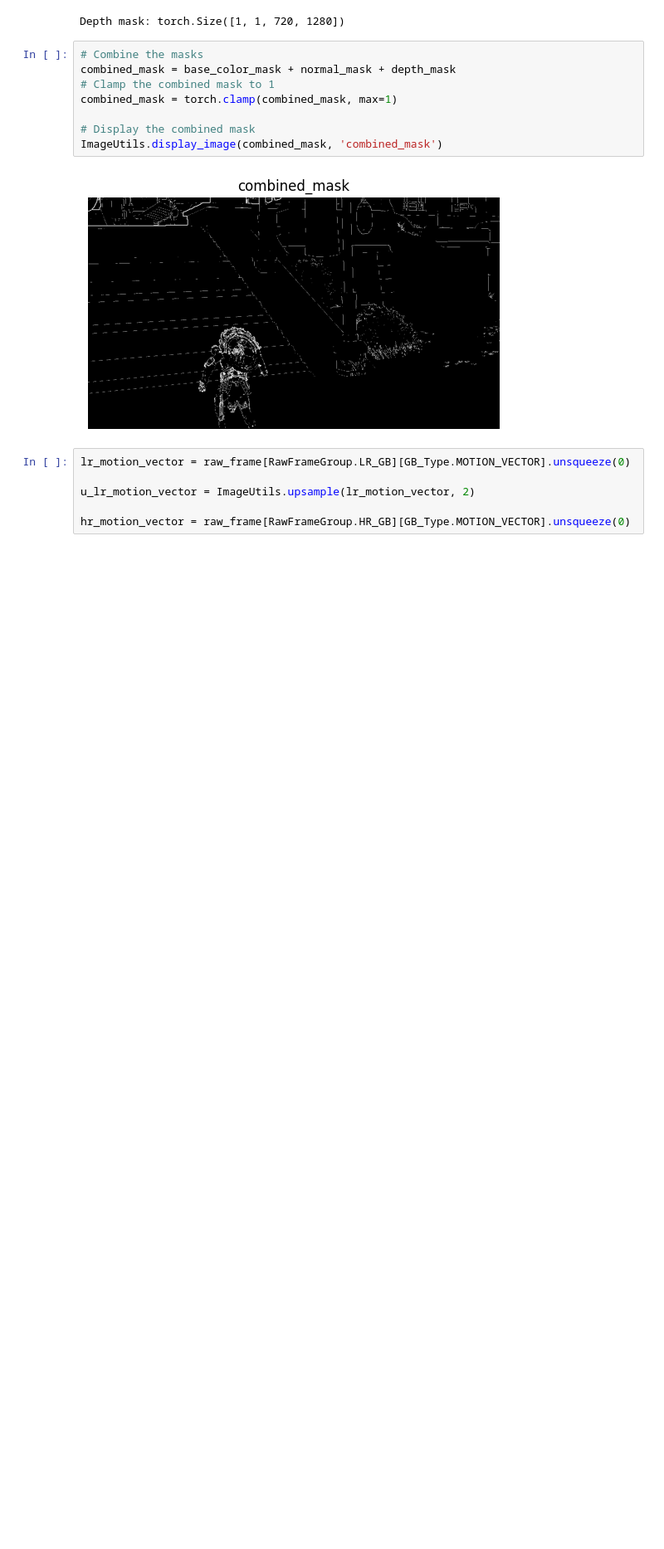
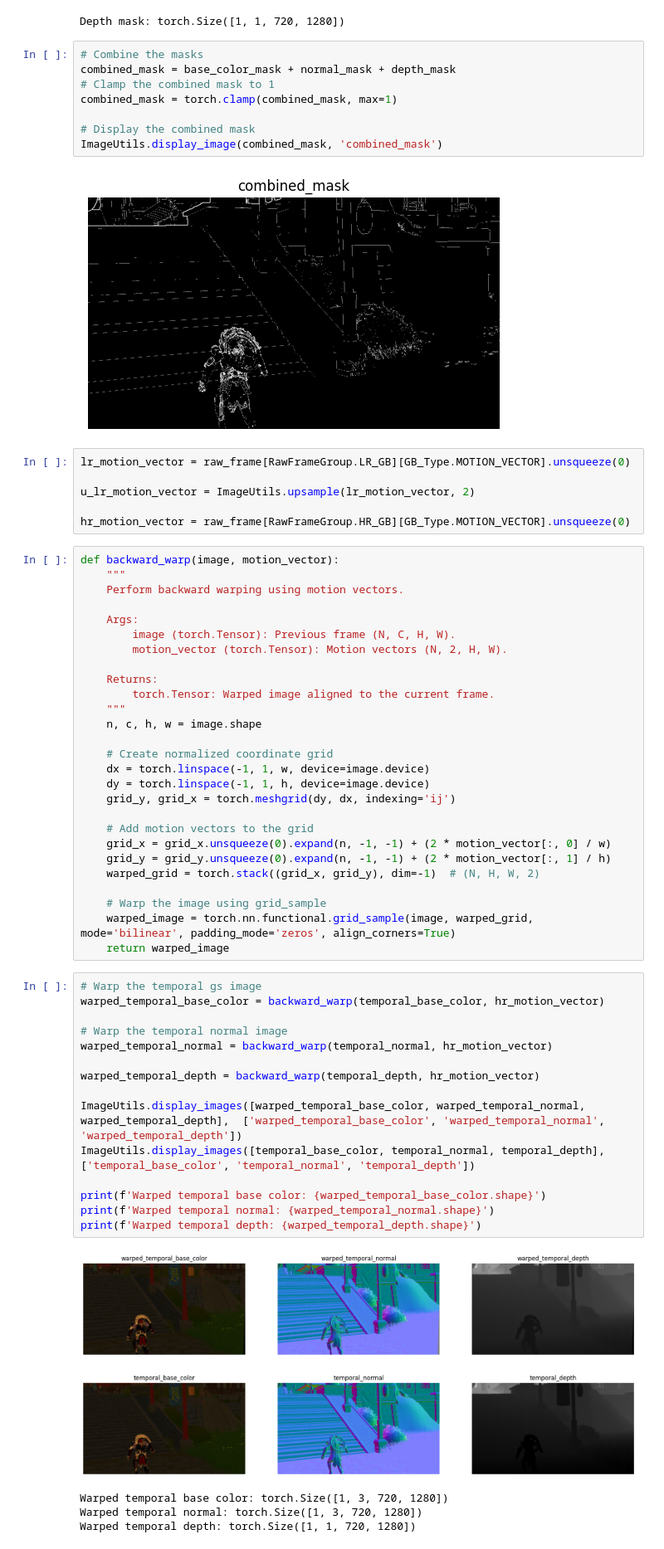
Before and after one commit to Prateek61/WDSS, a Jupyter notebook: jupyter_notebooks/masks.ipynb, the cells around one changed output. Shown at 83% size. Cells and saved outputs as stored; diff of their text form; blank space fills up the shorter version.

Commit message:
temporal mask and temporal g buffers added

```diff
--- a/jupyter_notebooks/masks.ipynb
+++ b/jupyter_notebooks/masks.ipynb
@@ -139,3 +143,51 @@ lr_motion_vector = raw_frame[RawFrameGroup.LR_GB][GB_Type.MOTION_VECTOR].unsquee
 u_lr_motion_vector = ImageUtils.upsample(lr_motion_vector, 2)
 
 hr_motion_vector = raw_frame[RawFrameGroup.HR_GB][GB_Type.MOTION_VECTOR].unsqueeze(0)
+# %%
+def backward_warp(image, motion_vector):
+    """
+    Perform backward warping using motion vectors.
+
+    Args:
+        image (torch.Tensor): Previous frame (N, C, H, W).
+        motion_vector (torch.Tensor): Motion vectors (N, 2, H, W).
+
+    Returns:
+        torch.Tensor: Warped image aligned to the current frame.
+    """
+    n, c, h, w = image.shape
+
+    # Create normalized coordinate grid
+    dx = torch.linspace(-1, 1, w, device=image.device)
+    dy = torch.linspace(-1, 1, h, device=image.device)
+    grid_y, grid_x = torch.meshgrid(dy, dx, indexing='ij')
+
+    # Add motion vectors to the grid
+    grid_x = grid_x.unsqueeze(0).expand(n, -1, -1) + (2 * motion_vector[:, 0] / w)
+    grid_y = grid_y.unsqueeze(0).expand(n, -1, -1) + (2 * motion_vector[:, 1] / h)
+    warped_grid = torch.stack((grid_x, grid_y), dim=-1)  # (N, H, W, 2)
+
+    # Warp the image using grid_sample
+    warped_image = torch.nn.functional.grid_sample(image, warped_grid, mode='bilinear', padding_mode='zeros', align_corners=True)
+    return warped_image
+# %%
+# Warp the temporal gs image
+warped_temporal_base_color = backward_warp(temporal_base_color, hr_motion_vector)
+
+# Warp the temporal normal image
+warped_temporal_normal = backward_warp(temporal_normal, hr_motion_vector)
+
+warped_temporal_depth = backward_warp(temporal_depth, hr_motion_vector)
+
+ImageUtils.display_images([warped_temporal_base_color, warped_temporal_normal, warped_temporal_depth],  ['warped_temporal_base_color', 'warped_temporal_normal', 'warped_temporal_depth'])
+ImageUtils.display_images([temporal_base_color, temporal_normal, temporal_depth],  ['temporal_base_color', 'temporal_normal', 'temporal_depth'])
+
+print(f'Warped temporal base color: {warped_temporal_base_color.shape}')
+print(f'Warped temporal normal: {warped_temporal_normal.shape}')
+print(f'Warped temporal depth: {warped_temporal_depth.shape}')
+# %% [output]
+[figure, added]
+[figure, added]
+Warped temporal base color: torch.Size([1, 3, 720, 1280])
+Warped temporal normal: torch.Size([1, 3, 720, 1280])
+Warped temporal depth: torch.Size([1, 1, 720, 1280])
```
Also changed, not shown: parts of 3 cells of this notebook, 1 other file.
